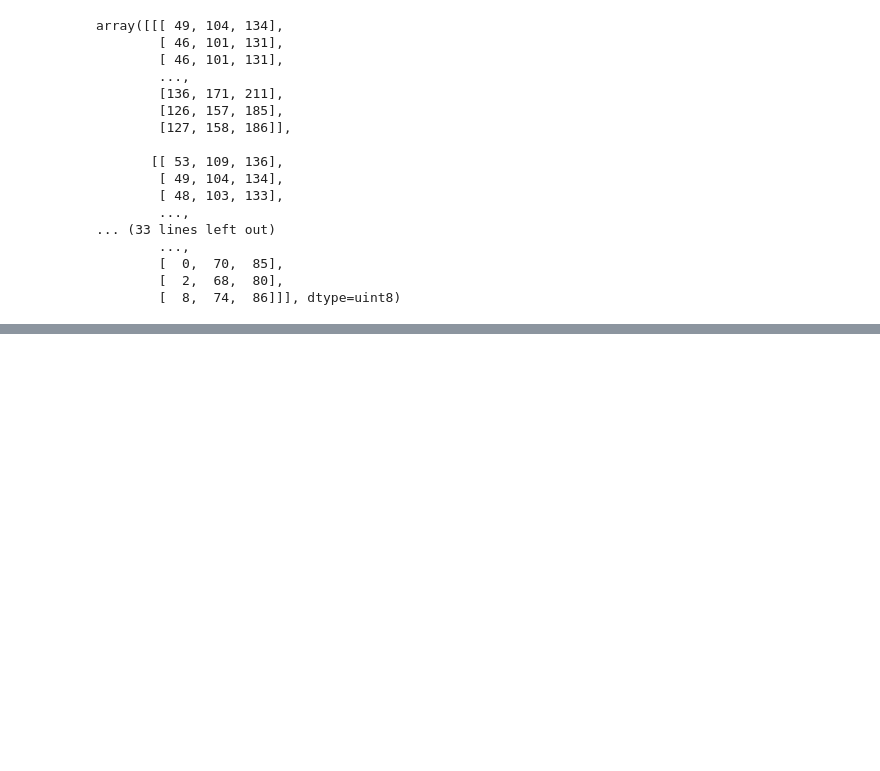
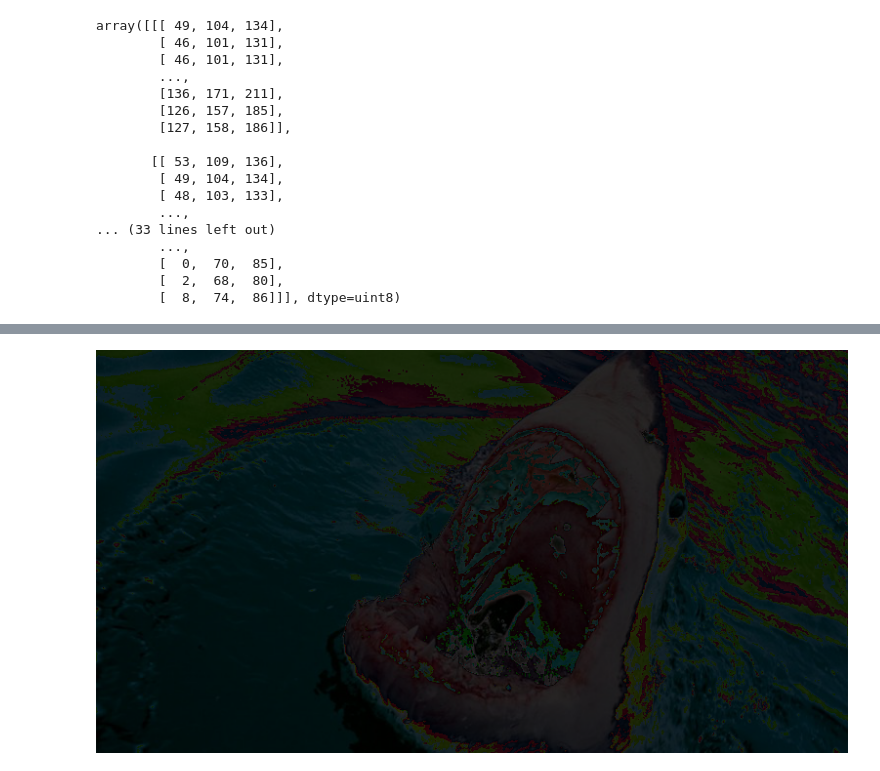
Before and after one commit to leiner999/Notebooks, a Jupyter notebook: 03_Numpy.ipynb, the cells around one changed output, grey strips where cells are left out. Cells and saved outputs as stored; diff of their text form; code cells hidden in the pictures; blank space fills up the shorter version.

```diff
--- a/03_Numpy.ipynb
+++ b/03_Numpy.ipynb
@@ -364,0 +412,12 @@ print(tiburon[50,80])
+# %%
+#reduce los colores
+t4= tiburon.copy()
+
+t4 = 2*tiburon//6
+
+
+t4i = Image.fromarray(t4)
+t4i.save('t4.jpg')
+t4i
+# %% [output]
+[figure, added]
```
Also changed, not shown: parts of 15 cells of this notebook.
